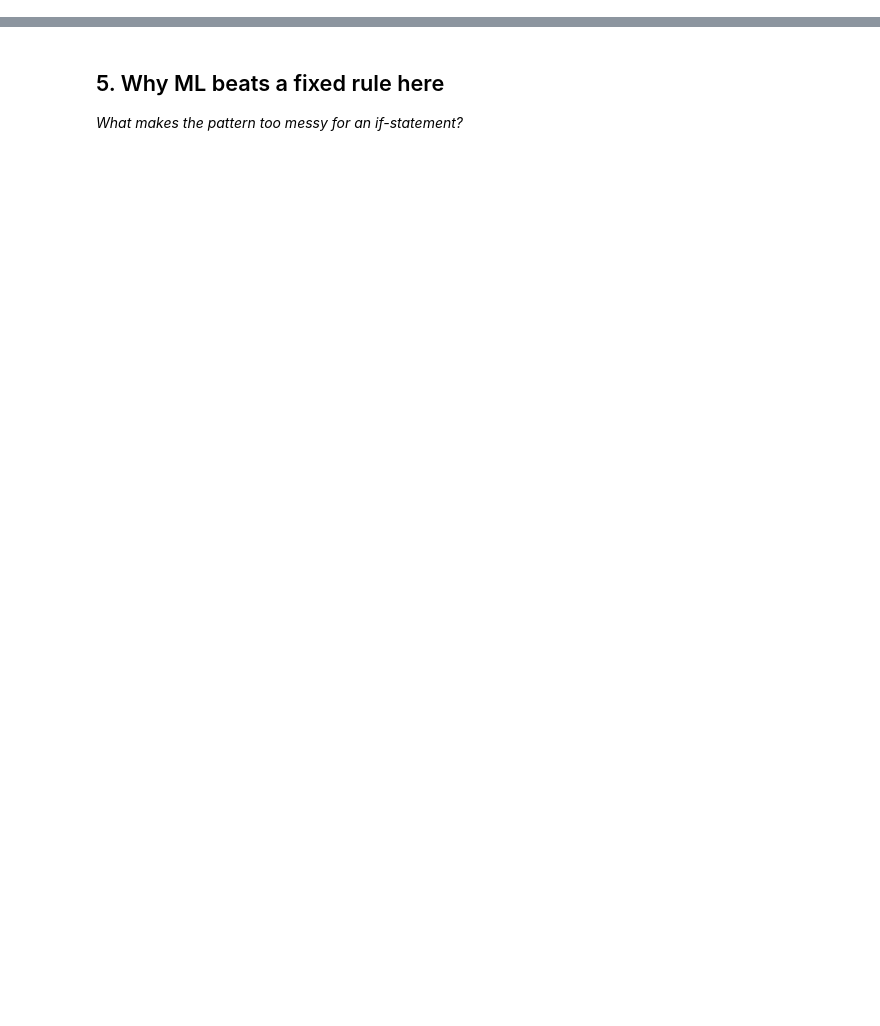
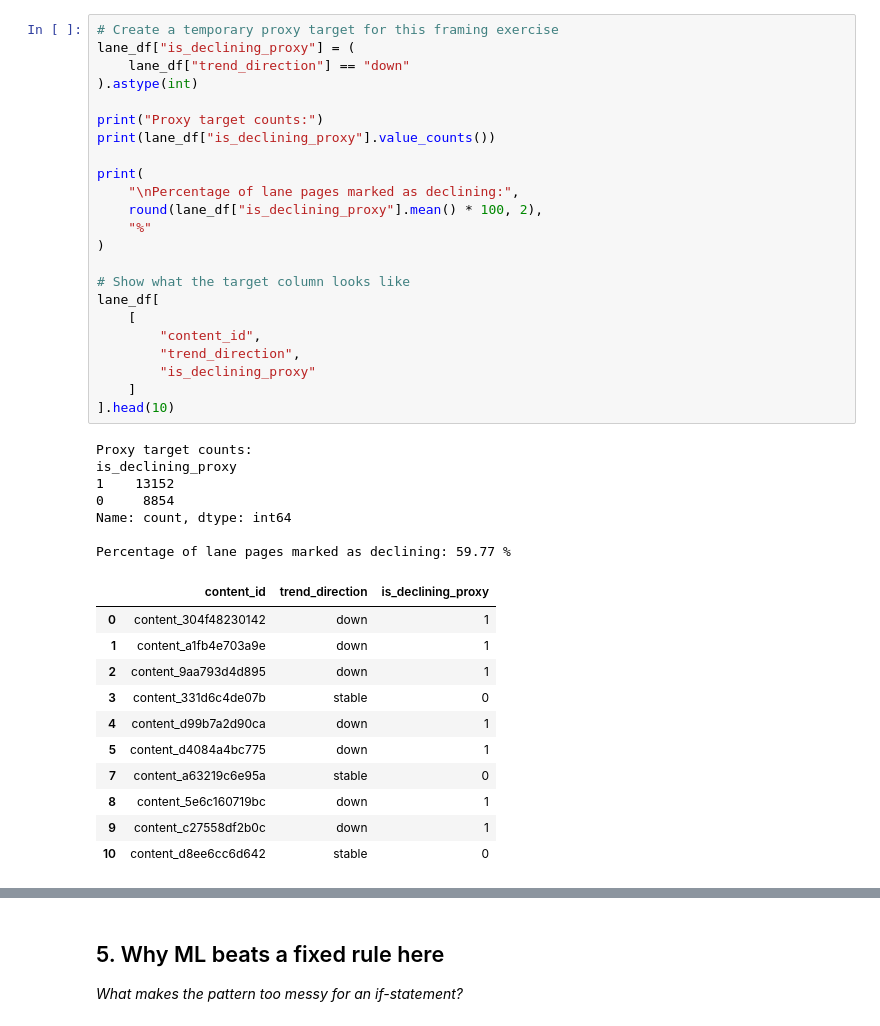
Before and after one commit to Syed-Aali-Hasnain-Jafry/flyrank-ml-internship, a Jupyter notebook: work/notebooks/w02_ml_task_framing.ipynb, the cells around one changed output, grey strips where cells are left out. Drawn from its saved outputs; the diff is of its cells as text; blank space fills up the shorter version.

```diff
--- a/work/notebooks/w02_ml_task_framing.ipynb
+++ b/work/notebooks/w02_ml_task_framing.ipynb
@@ -24,0 +69,42 @@ This skeleton is yours to fill. Work the sections **in order** — each one has
+# %%
+# Create a temporary proxy target for this framing exercise
+lane_df["is_declining_proxy"] = (
+    lane_df["trend_direction"] == "down"
+).astype(int)
+
+print("Proxy target counts:")
+print(lane_df["is_declining_proxy"].value_counts())
+
+print(
+    "\nPercentage of lane pages marked as declining:",
+    round(lane_df["is_declining_proxy"].mean() * 100, 2),
+    "%"
+)
+
+# Show what the target column looks like
+lane_df[
+    [
+        "content_id",
+        "trend_direction",
+        "is_declining_proxy"
+    ]
+].head(10)
+# %% [output]
+Proxy target counts:
+is_declining_proxy
+1    13152
+0     8854
+Name: count, dtype: int64
+
+Percentage of lane pages marked as declining: 59.77 %
+|  | content_id | trend_direction | is_declining_proxy |
+| 0 | content_304f48230142 | down | 1 |
+| 1 | content_a1fb4e703a9e | down | 1 |
+| 2 | content_9aa793d4d895 | down | 1 |
+| 3 | content_331d6c4de07b | stable | 0 |
+| 4 | content_d99b7a2d90ca | down | 1 |
+| 5 | content_d4084a4bc775 | down | 1 |
+| 7 | content_a63219c6e95a | stable | 0 |
+| 8 | content_5e6c160719bc | down | 1 |
+| 9 | content_c27558df2b0c | down | 1 |
+| 10 | content_d8ee6cc6d642 | stable | 0 |
```
Also changed, not shown: parts of 13 cells of this notebook.
